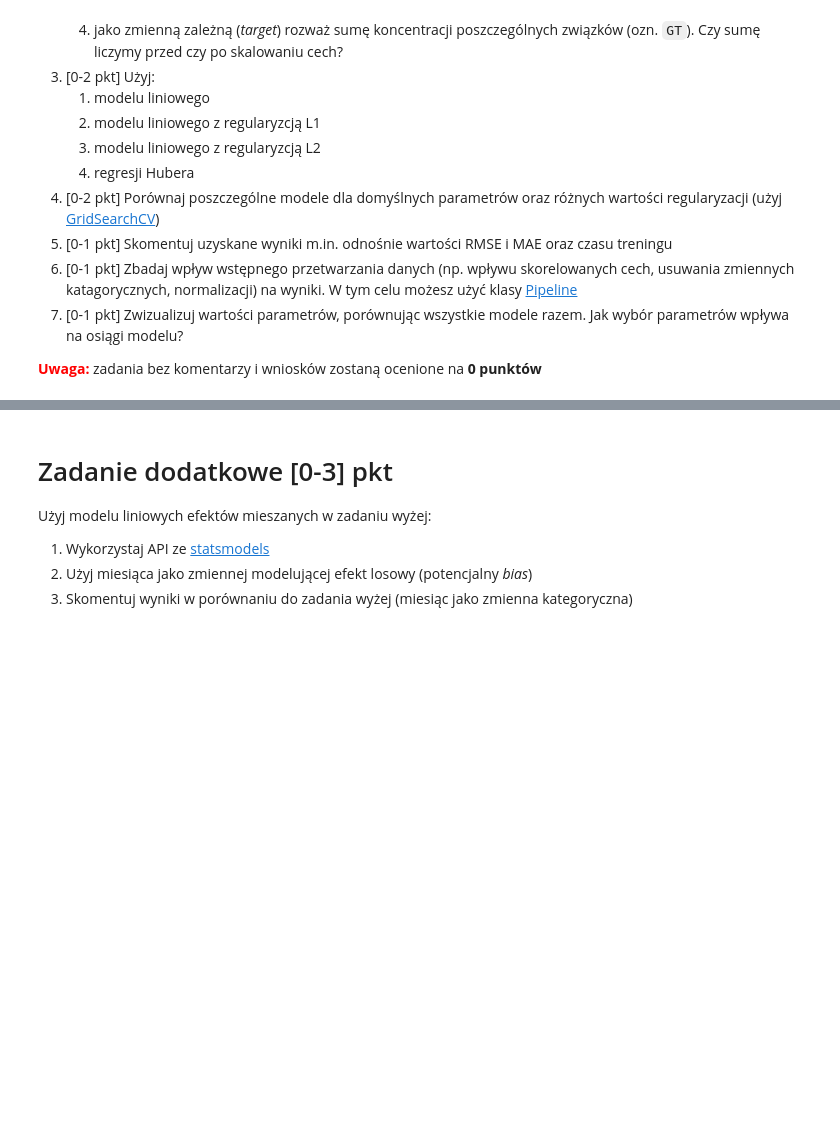
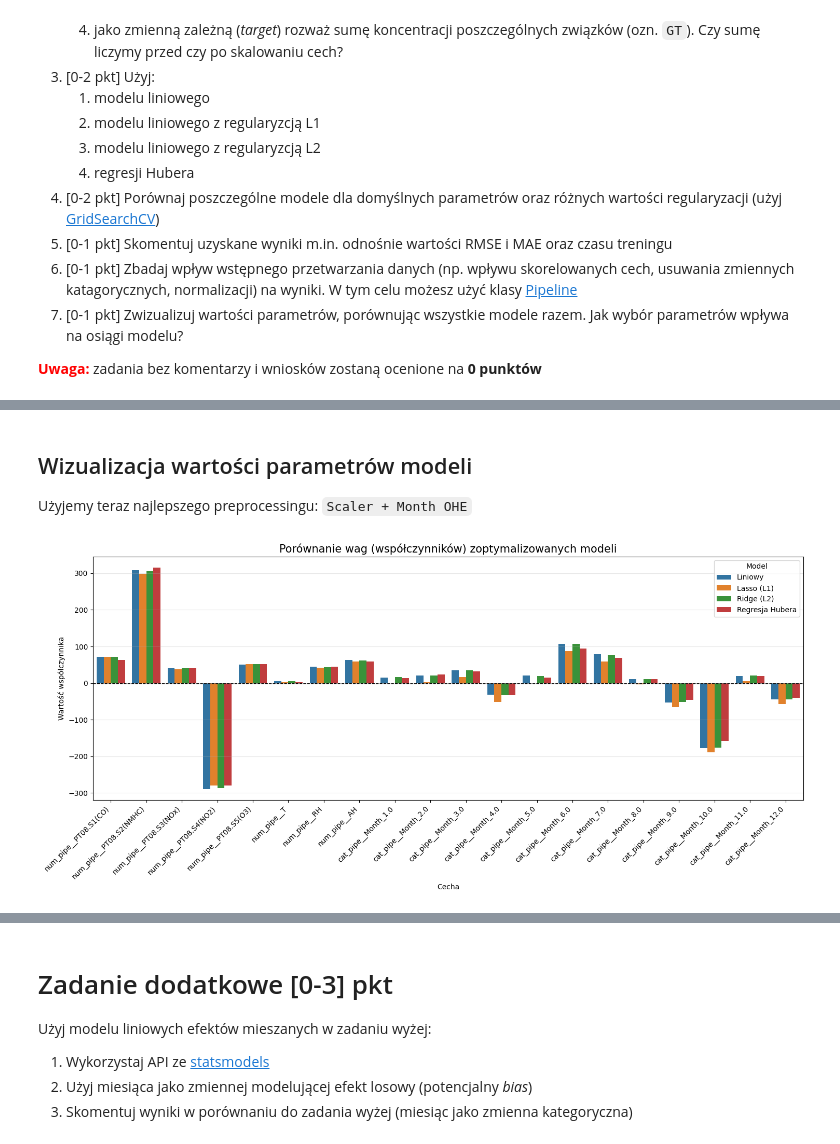
Before and after one commit to pswierzy/Machine-Learning, a Jupyter notebook: Lab01/1-zadanie_domowe.ipynb, the cells around one changed output, grey strips where cells are left out. Cells and saved outputs as stored; diff of their text form; code cells hidden in the pictures; blank space fills up the shorter version.

```diff
--- a/Lab01/1-zadanie_domowe.ipynb
+++ b/Lab01/1-zadanie_domowe.ipynb
@@ -20,0 +597,57 @@
+# %% [markdown]
+## Wizualizacja wartości parametrów modeli
+Użyjemy teraz najlepszego preprocessingu: `Scaler + Month OHE`
+# %%
+numeric_features = X.columns.drop('Month').tolist()
+categorical_features = ['Month']
+
+X_train = X_train.dropna()
+X_test = X_test.dropna()
+y_train = y_train.loc[X_train.index]
+y_test = y_test.loc[X_test.index]
+
+
+num_pipe = Pipeline(steps=[('scaler', StandardScaler())])
+cat_pipe = Pipeline(steps=[('onehot', OneHotEncoder(sparse_output=False))])
+transformers = [('num_pipe', num_pipe, numeric_features), ('cat_pipe', cat_pipe, categorical_features)]
+
+preprocessor = ColumnTransformer(transformers=transformers, remainder='drop')
+preprocessor.set_output(transform="pandas")
+
+X_train = preprocessor.fit_transform(X_train)
+X_test = preprocessor.transform(X_test)
+# %%
+# parametry wzięte z wyniku poprzedniego zadania
+final_models = {
+    'Liniowy': LinearRegression(),
+    'Lasso (L1)': Lasso(alpha=0.1),
+    'Ridge (L2)': Ridge(alpha=1.0),
+    'Regresja Hubera': HuberRegressor(alpha=0.1, epsilon=2.5)
+}
+
+# nazwy kolumn wyciągamy z X_train już po preprocessingu
+feature_names = X_train.columns.tolist()
+coef_data = []
+
+# fitujemy każdy z powyższych modeli i wyciągamu wagi za pomocą coef_
+for name, model in final_models.items():
+    model.fit(X_train, y_train)
+    weights = model.coef_.flatten()
+
+    for feat, weight in zip(feature_names, weights):
+        coef_data.append({'Cecha': feat, 'Waga': weight, 'Model': name})
+
+df_coef = pd.DataFrame(coef_data)
+
+# rysujemy wykres
+plt.figure(figsize=(15, 7))
+sns.barplot(data=df_coef, x='Cecha', y='Waga', hue='Model')
+plt.axhline(0, color='black', linestyle='--', linewidth=1)
+plt.title("Porównanie wag (współczynników) zoptymalizowanych modeli", fontsize=15)
+plt.xticks(rotation=45, ha='right')
+plt.ylabel("Wartość współczynnika")
+plt.grid(axis='y', alpha=0.3)
+plt.tight_layout()
+plt.show()
+# %% [output]
+[figure, added]
```
Also changed, not shown: parts of 23 cells of this notebook.
